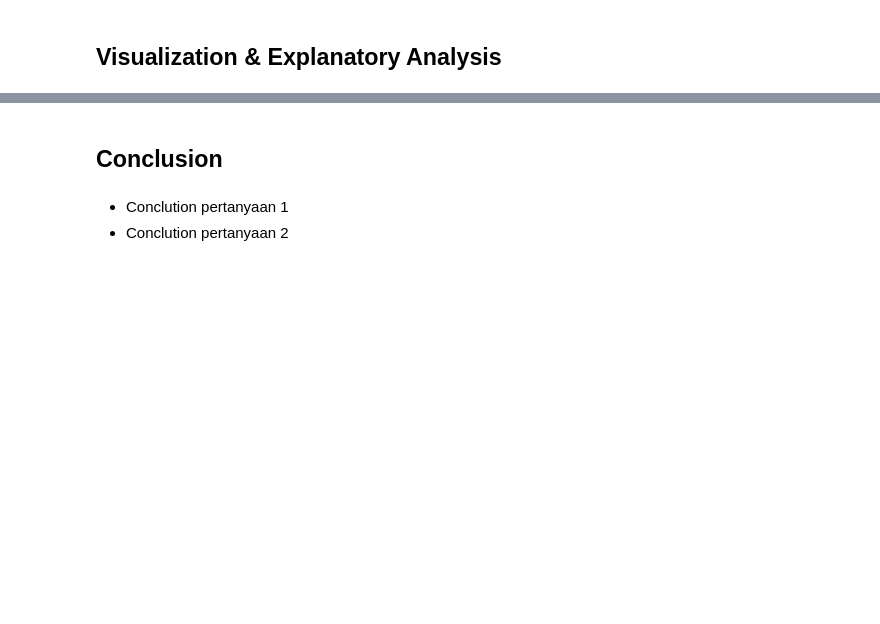
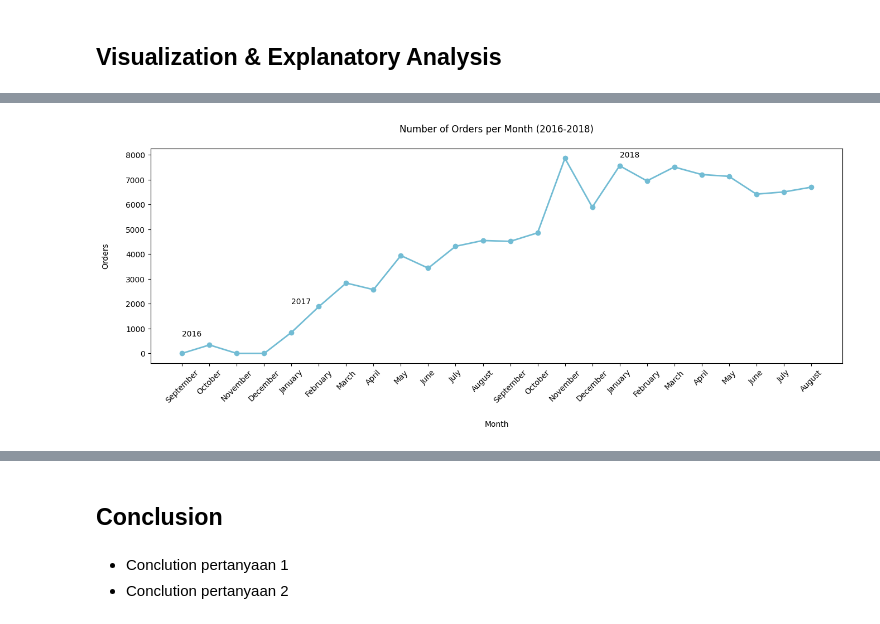
Before and after one commit to vitoananta3/proyek-analisis-data-e-commerce-public-dataset, a Jupyter notebook: notebook.ipynb, the cells around one changed output, grey strips where cells are left out. Drawn from its saved outputs; the diff is of its cells as text; code cells hidden in the pictures; blank space fills up the shorter version.

Commit message:
update bussines questions and data visualization

```diff
--- a/notebook.ipynb
+++ b/notebook.ipynb
@@ -1073,0 +984,10 @@ product_revenues.head(10)
+# %%
+monthly_orders_revenue_df = orders_payments_customers_df.resample(rule='M', on='order_purchase_timestamp').agg({'payment_value': 'sum', 'order_id': 'count'})
+monthly_orders_revenue_df.index = monthly_orders_revenue_df.index.strftime('%Y-%B')
+monthly_orders_revenue_df.index.rename('time', inplace=True)
+monthly_orders_revenue_df = monthly_orders_revenue_df.reset_index()
+monthly_orders_revenue_df.rename(columns={
+    "order_id": "order",
+    "payment_value": "revenue"
+}, inplace=True)
+print(monthly_orders_revenue_df)
@@ -1073,0 +1012,24 @@ product_revenues.head(10)
+# %%
+# filter the data to be more relevant
+monthly_orders_revenue_df = monthly_orders_revenue_df[:-2]
+# %%
+monthly_orders_revenue_df['month'] = pd.to_datetime(monthly_orders_revenue_df['time']).dt.strftime('%B')
+
+plt.figure(figsize=(16, 5))
+plt.plot(
+    monthly_orders_revenue_df['time'],
+    monthly_orders_revenue_df['order'],
+    marker='o',
+    linewidth=2,
+    color="#72BCD4")
+
+plt.title('Number of Orders per Month (2016-2018)', pad=21)
+plt.xlabel('Month', labelpad=21)
+plt.xticks(range(len(monthly_orders_revenue_df['time'])), monthly_orders_revenue_df['month'], rotation=45)
+plt.ylabel('Orders', labelpad=21)
+plt.text(0, 700, '2016')
+plt.text(4, 2000, '2017')
+plt.text(16, 7900, '2018')
+plt.show()
+# %% [output]
+[figure, added]
```
Also changed, not shown: parts of 42 cells of this notebook.
